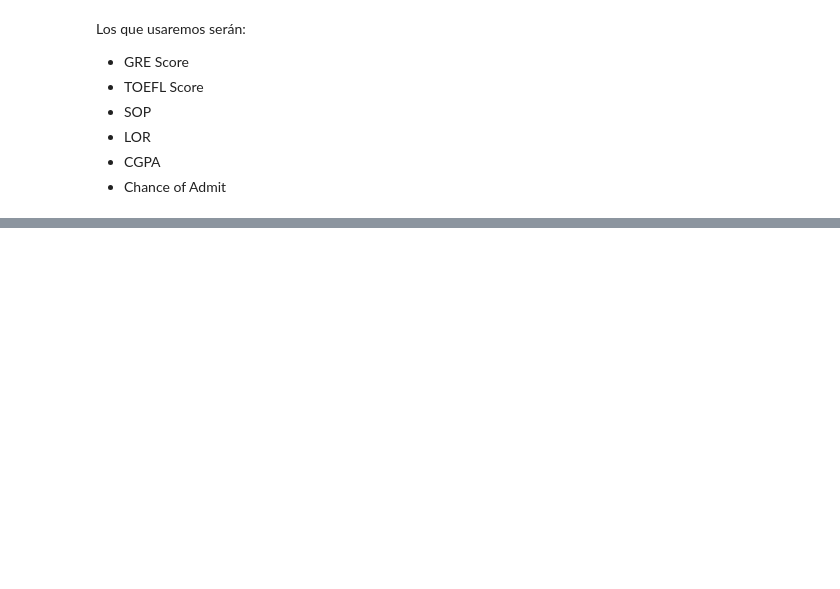
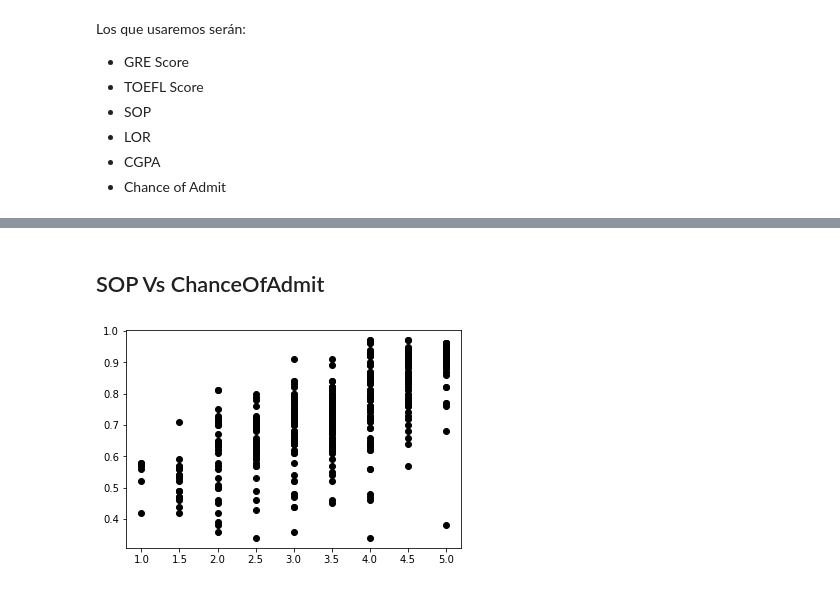
Before and after one commit to tej17584/HT1RegresionLinealAI, a Jupyter notebook: Lab AI Regresión Lineal.ipynb, the cells around one changed output, grey strips where cells are left out. Saved outputs shown, nothing was run; the diff lists cells and outputs as text; code cells hidden in the pictures; blank space fills up the shorter version.

```diff
--- a/Lab AI Regresión Lineal.ipynb
+++ b/Lab AI Regresión Lineal.ipynb
@@ -59,0 +110,15 @@ Los que usaremos serán:
+# %% [markdown]
+## SOP Vs ChanceOfAdmit
+# %%
+# Import the necessary packages and modules
+import matplotlib.pyplot as plt
+import numpy as np
+
+
+fig, ax = plt.subplots()
+ax.scatter(SOP, axisY , color="black")
+
+# Show the plot
+plt.show()
+# %% [output]
+[figure, added]
```
Also changed, not shown: parts of 16 cells of this notebook.
